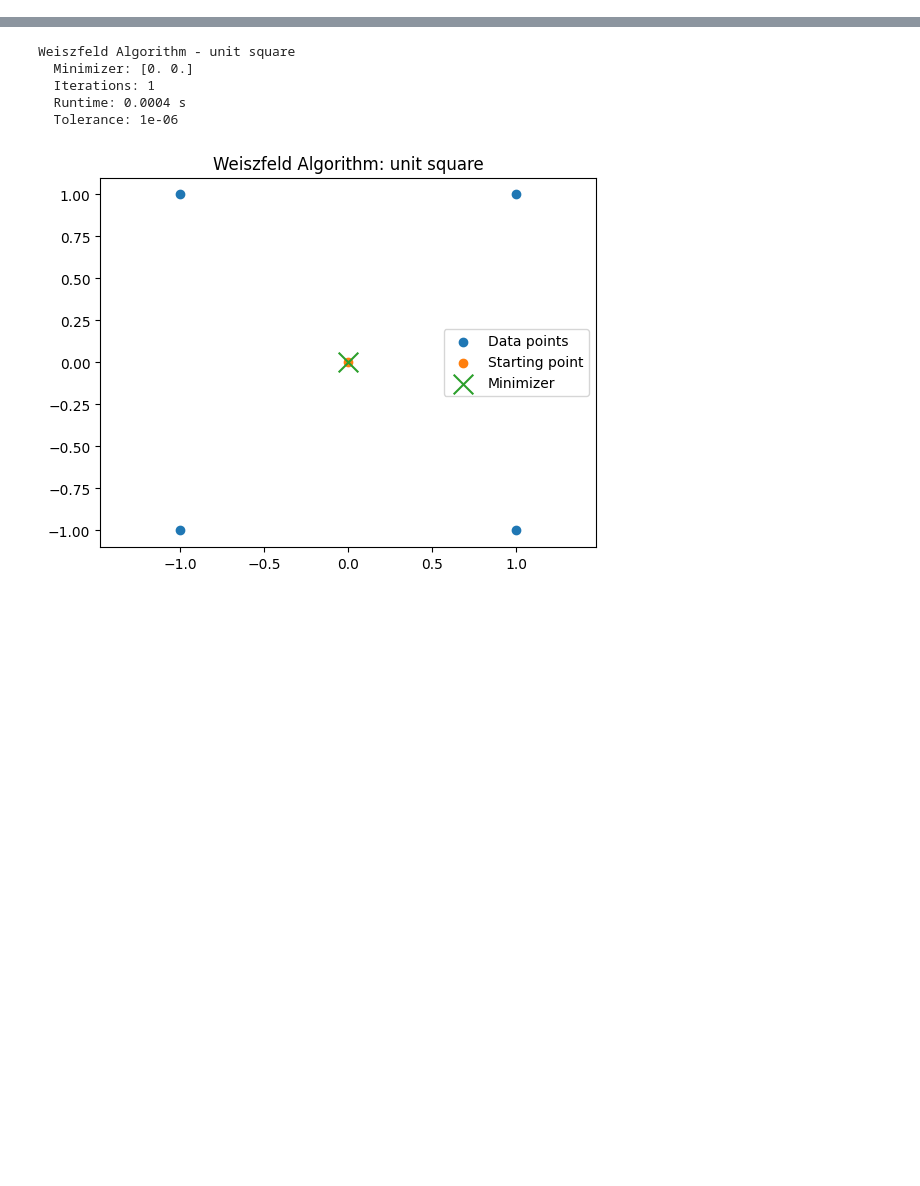
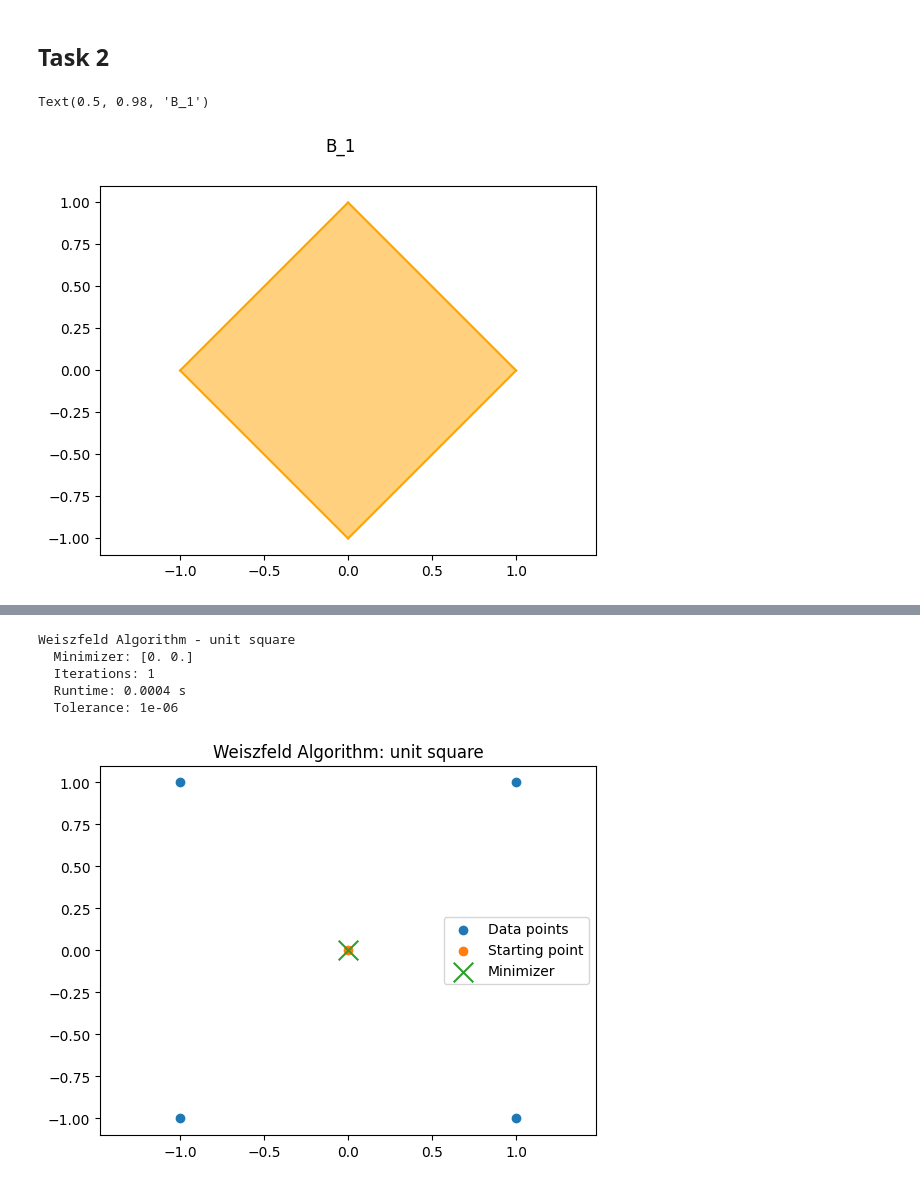
Before and after one commit to sauletrep/Location_Analysis, a Jupyter notebook: optimering_project.ipynb, the cells around one changed output, grey strips where cells are left out. Drawn from its saved outputs; the diff is of its cells as text; code cells hidden in the pictures; blank space fills up the shorter version.

```diff
--- a/optimering_project.ipynb
+++ b/optimering_project.ipynb
@@ -242,0 +1,47 @@ def geometric_median_gradient(points, weights, x0=None, tol=tolerance, max_iter=
+# %% [markdown]
+## Task 2
+# %%
+# Import libraries
+import numpy as np
+import matplotlib.pyplot as plt
+from matplotlib.patches import Polygon
+
+# B_1
+x_values_1 = np.linspace(0,1,100)
+x_values_2 = np.linspace(-1,0,100)
+
+def f_1(x):
+    return 1-x
+
+def f_2(x):
+    return x + 1
+
+def f_3(x):
+    return -1 -x
+
+def f_4(x):
+    return -1 + x
+
+y_values_1 = [f_1(x) for x in x_values_1]
+y_values_2 = [f_2(x) for x in x_values_2]
+y_values_3 = [f_3(x) for x in x_values_2]
+y_values_4 = [f_4(x) for x in x_values_1]
+
+points = list(zip(
+    x_values_1, y_values_1
+)) + list(zip(x_values_2[::-1], y_values_3[::-1]))
+
+fig, ax = plt.subplots()
+diamond = Polygon(points, closed=True, color='orange',alpha=0.5)
+ax.add_patch(diamond)
+
+plt.plot(x_values_1, y_values_1, color = 'orange')
+plt.plot(x_values_2, y_values_2, color = 'orange')
+plt.plot(x_values_2, y_values_3, color = 'orange')
+plt.plot(x_values_1, y_values_4,color = 'orange')
+
+plt.axis("equal")
+plt.suptitle('B_1')
+# %% [output]
+Text(0.5, 0.98, 'B_1')
+[figure, added]
```
Also changed, not shown: parts of 5 cells of this notebook.
